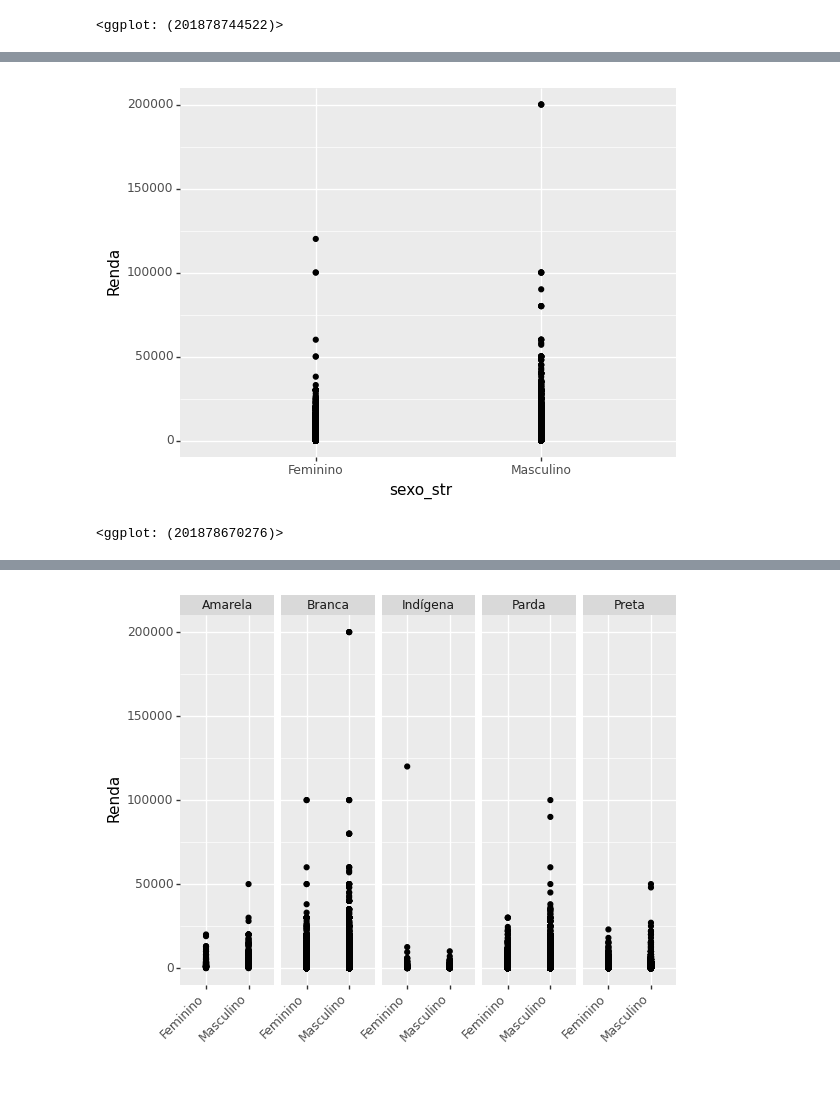
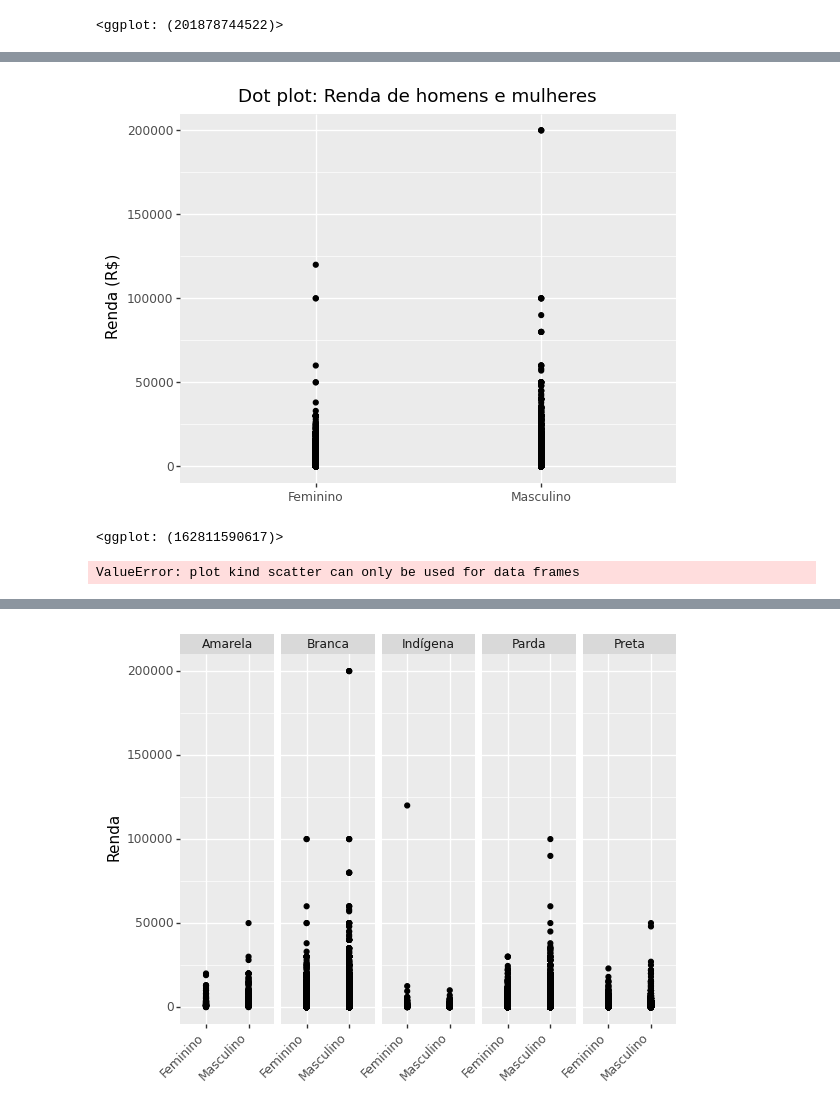
Before and after one commit to pedroogarcez/projeto_ibge, a Jupyter notebook: ibge_analise_de_dados.ipynb, the cells around one changed output, grey strips where cells are left out. Cells and saved outputs as stored; diff of their text form; code cells hidden in the pictures; blank space fills up the shorter version.

```diff
--- a/ibge_analise_de_dados.ipynb
+++ b/ibge_analise_de_dados.ipynb
@@ -134,6 +154,11 @@ df[['sexo_str','AnosdeEstudo']].groupby('sexo_str').agg(['mean','std','var'])
 # %%
 (ggplot(df, aes(x = "sexo_str", y = "Renda")) +
-  geom_point())
+  geom_point()+
+ labs(x='',y='Renda (R$)',title='Dot plot: Renda de homens e mulheres '))
 # %% [output]
-[figure, old version]
+[figure, new version]
-<ggplot: (201878670276)>
+<ggplot: (162811590617)>
+# %%
+df['Renda'].plot(kind='scatter')
+# %% [output]
+ValueError: plot kind scatter can only be used for data frames
```
Also changed, not shown: parts of 16 cells of this notebook.
